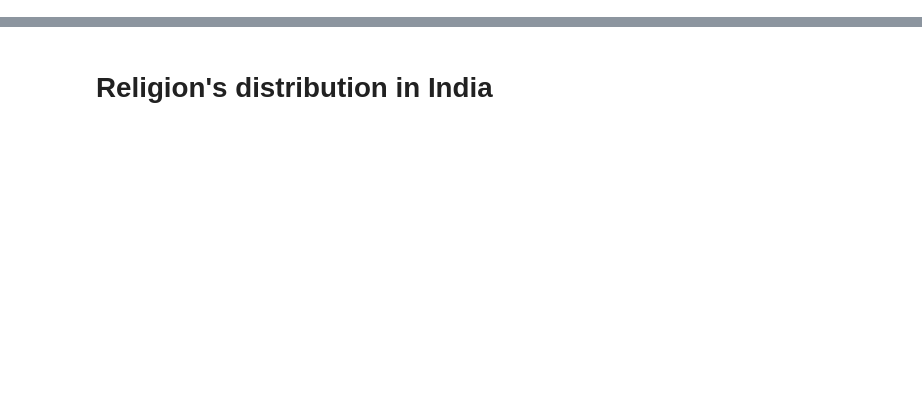
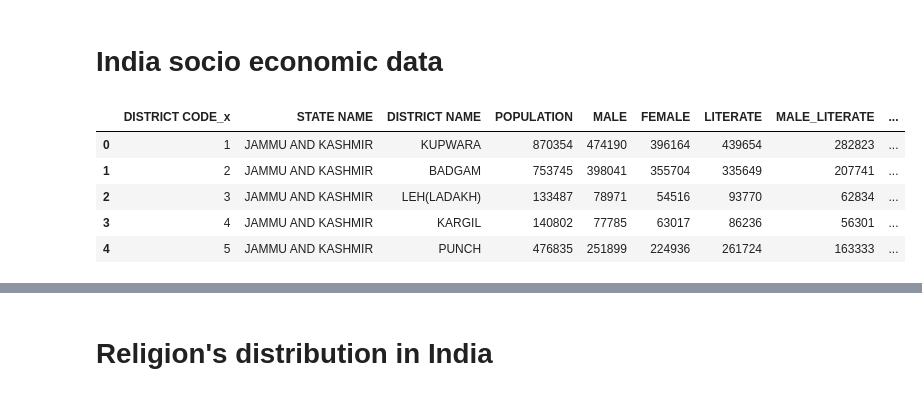
Before and after one commit to kurund/aangan-data-analysis, a Jupyter notebook: india-census/india-socio-economic.ipynb, the cells around one changed output, grey strips where cells are left out. Saved outputs shown, nothing was run; the diff lists cells and outputs as text; code cells hidden in the pictures; blank space fills up the shorter version.

Commit message:
updated the india socio economic data

```diff
--- a/india-census/india-socio-economic.ipynb
+++ b/india-census/india-socio-economic.ipynb
@@ -16,0 +27,14 @@ dataDis2011.replace('ORISSA','ODISHA',inplace=True)
+# %% [markdown]
+# India socio economic data
+# %%
+#Combining housing and district census 2011
+dataCensus2011 = dataDis2011.merge(dataHous2011,on=['STATE NAME','DISTRICT NAME'],how='left')
+dataCensus2011['STATE NAME'] = dataCensus2011['STATE NAME'].str.strip()
+dataCensus2011.head()
+# %% [output]
+|  | DISTRICT CODE_x | STATE NAME | DISTRICT NAME | POPULATION | MALE | FEMALE | LITERATE | MALE_LITERATE | ... |
+| 0 | 1 | JAMMU AND KASHMIR | KUPWARA | 870354 | 474190 | 396164 | 439654 | 282823 | ... |
+| 1 | 2 | JAMMU AND KASHMIR | BADGAM | 753745 | 398041 | 355704 | 335649 | 207741 | ... |
+| 2 | 3 | JAMMU AND KASHMIR | LEH(LADAKH) | 133487 | 78971 | 54516 | 93770 | 62834 | ... |
+| 3 | 4 | JAMMU AND KASHMIR | KARGIL | 140802 | 77785 | 63017 | 86236 | 56301 | ... |
+| 4 | 5 | JAMMU AND KASHMIR | PUNCH | 476835 | 251899 | 224936 | 261724 | 163333 | ... |
```
Also changed, not shown: parts of 47 cells of this notebook, 2 other files.
